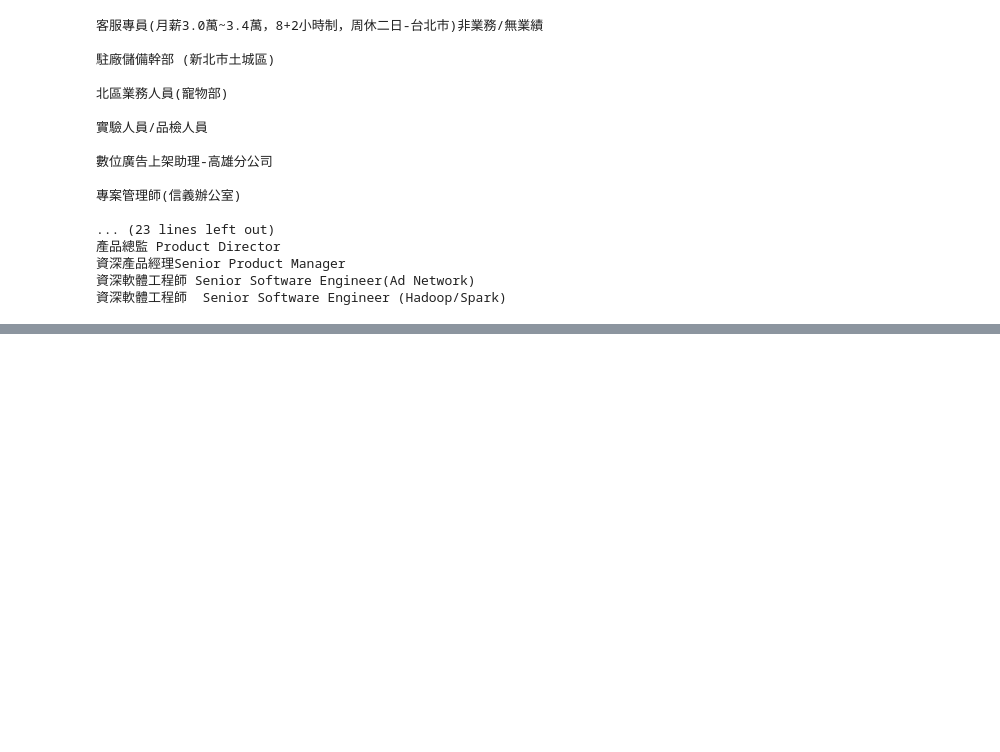
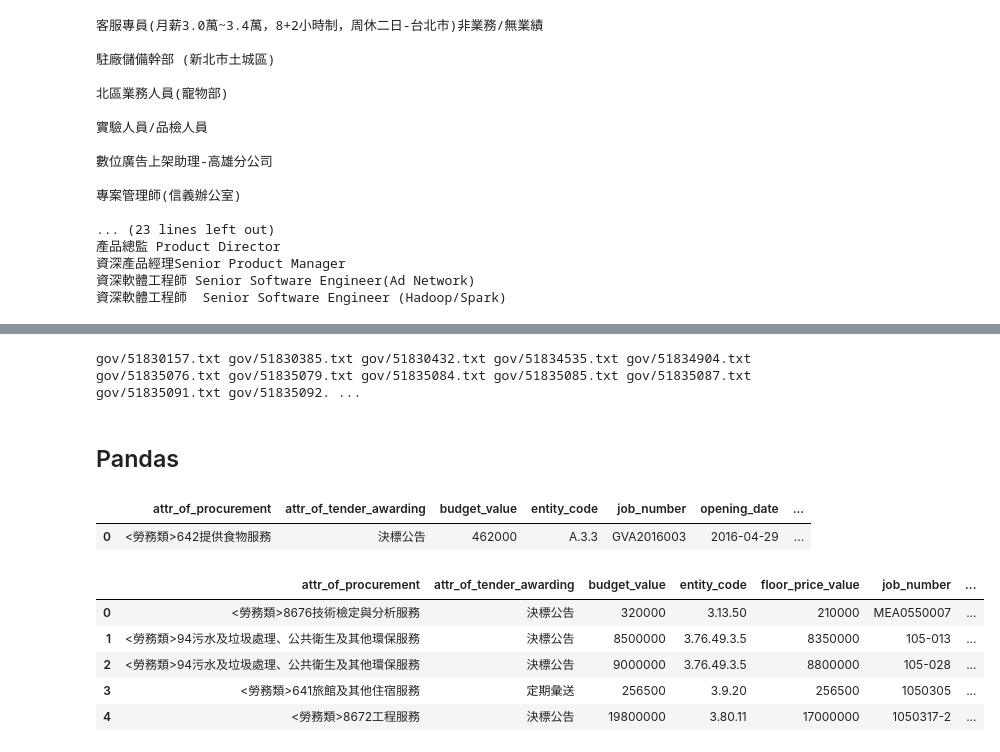
Before and after one commit to ywchiu/pythonetl, a Jupyter notebook: 20160512Demo.ipynb, the cells around one changed output, grey strips where cells are left out. Saved outputs shown, nothing was run; the diff lists cells and outputs as text; code cells hidden in the pictures; blank space fills up the shorter version.

```diff
--- a/20160512Demo.ipynb
+++ b/20160512Demo.ipynb
@@ -709,0 +985,56 @@ for page in range(1,2):
+# %%
+def insert_award_info (cur, data_dic):
+    columns = ', '.join(data_dic.keys())
+    placeholders = ', '.join('?' * len(data_dic))
+
+    sql = 'INSERT INTO Tender_awards ({}) VALUES ({})'.format(columns, placeholders)
+    #print sql
+    cur.execute(sql, data_dic.values())
+# %%
+import os
+for fname in os.listdir('gov/'):
+    print 'gov/' + fname,
+# %% [output]
+gov/51830157.txt gov/51830385.txt gov/51830432.txt gov/51834535.txt gov/51834904.txt gov/51835076.txt gov/51835079.txt gov/51835084.txt gov/51835085.txt gov/51835087.txt gov/51835091.txt gov/51835092. ...
+# %%
+import os
+import sqlite3 as lite
+prepared_stmt = 'insert into Tender_awards({}) values({});'
+con = lite.connect('test.sqlite')
+cur = con.cursor()
+for fname in os.listdir('gov/'):
+    res = get_response_element('gov/' + fname)
+    dic = get_award_info_dic(res)
+    insert_award_info(cur, dic)
+    con.commit()
+con.close()
+# %% [markdown]
+## Pandas
+# %%
+# pip install pandas
+import pandas
+df = pandas.DataFrame([dic])
+df
+# %% [output]
+|  | attr_of_procurement | attr_of_tender_awarding | budget_value | entity_code | job_number | opening_date | ... |
+| 0 | <勞務類>642提供食物服務 | 決標公告 | 462000 | A.3.3 | GVA2016003 | 2016-04-29 | ... |
+# %%
+import os
+
+dicall =[]
+for fname in os.listdir('gov/'):
+    res = get_response_element('gov/' + fname)
+    dic = get_award_info_dic(res)
+    dicall.append(dic)
+# %%
+#print dicall
+import pandas as pd
+df = pd.DataFrame(dicall)
+df.head()
+# %% [output]
+|  | attr_of_procurement | attr_of_tender_awarding | budget_value | entity_code | floor_price_value | job_number | ... |
+| 0 | <勞務類>8676技術檢定與分析服務 | 決標公告 | 320000 | 3.13.50 | 210000 | MEA0550007 | ... |
+| 1 | <勞務類>94污水及垃圾處理、公共衛生及其他環保服務 | 決標公告 | 8500000 | 3.76.49.3.5 | 8350000 | 105-013 | ... |
+| 2 | <勞務類>94污水及垃圾處理、公共衛生及其他環保服務 | 決標公告 | 9000000 | 3.76.49.3.5 | 8800000 | 105-028 | ... |
+| 3 | <勞務類>641旅館及其他住宿服務 | 定期彙送 | 256500 | 3.9.20 | 256500 | 1050305 | ... |
+| 4 | <勞務類>8672工程服務 | 決標公告 | 19800000 | 3.80.11 | 17000000 | 1050317-2 | ... |
```
Also changed, not shown: parts of 29 cells of this notebook, 1 other file.
